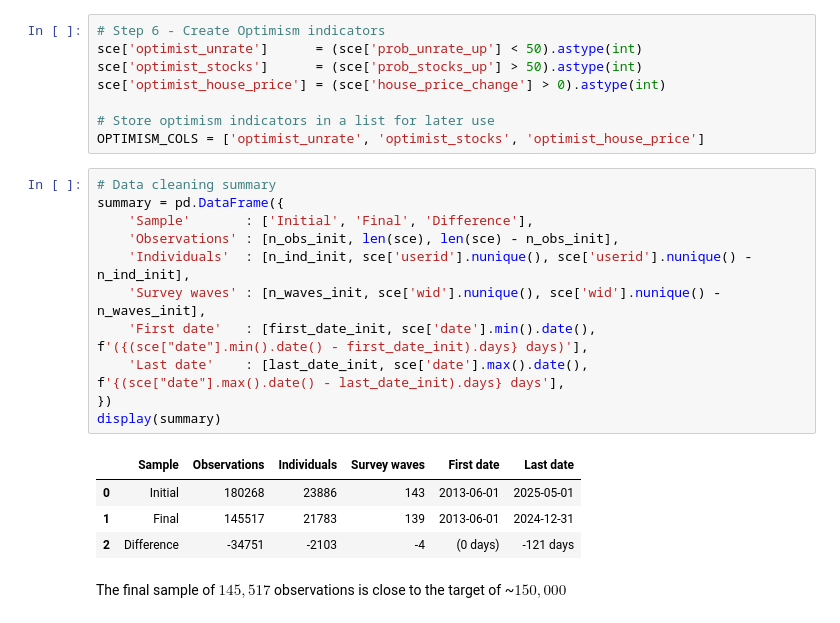
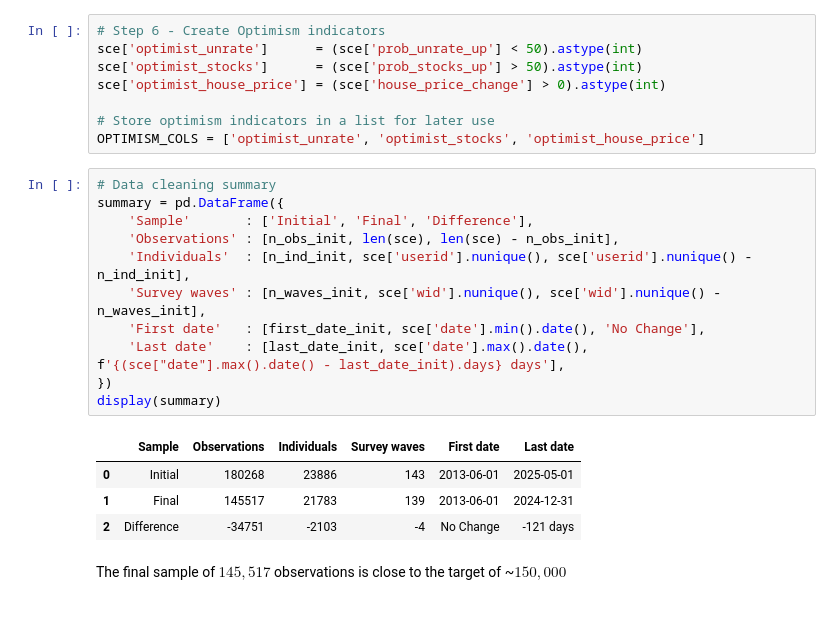
Before and after one commit to MHS17-NHH/FIE463-V26, a Jupyter notebook: data/solution.ipynb, the cells around one changed output. Drawn from its saved outputs; the diff is of its cells as text.

```diff
--- a/data/solution.ipynb
+++ b/data/solution.ipynb
@@ -167,19 +166,19 @@ OPTIMISM_COLS = ['optimist_unrate', 'optimist_stocks', 'optimist_house_price']
 # %%
 # Data cleaning summary
 summary = pd.DataFrame({
     'Sample'       : ['Initial', 'Final', 'Difference'],
     'Observations' : [n_obs_init, len(sce), len(sce) - n_obs_init],
     'Individuals'  : [n_ind_init, sce['userid'].nunique(), sce['userid'].nunique() - n_ind_init],
     'Survey waves' : [n_waves_init, sce['wid'].nunique(), sce['wid'].nunique() - n_waves_init],
-    'First date'   : [first_date_init, sce['date'].min().date(), f'({(sce["date"].min().date() - first_date_init).days} days)'],
+    'First date'   : [first_date_init, sce['date'].min().date(), 'No Change'],
     'Last date'    : [last_date_init, sce['date'].max().date(), f'{(sce["date"].max().date() - last_date_init).days} days'],
 })
 display(summary)
 # %% [output]
 |  | Sample | Observations | Individuals | Survey waves | First date | Last date |
 | 0 | Initial | 180268 | 23886 | 143 | 2013-06-01 | 2025-05-01 |
 | 1 | Final | 145517 | 21783 | 139 | 2013-06-01 | 2024-12-31 |
-| 2 | Difference | -34751 | -2103 | -4 | (0 days) | -121 days |
+| 2 | Difference | -34751 | -2103 | -4 | No Change | -121 days |
 # %% [markdown]
 The final sample of $145,517$ observations is close to the target of ~$150,000$
 # %% [markdown]
```
Also changed, not shown: parts of 12 cells of this notebook.
